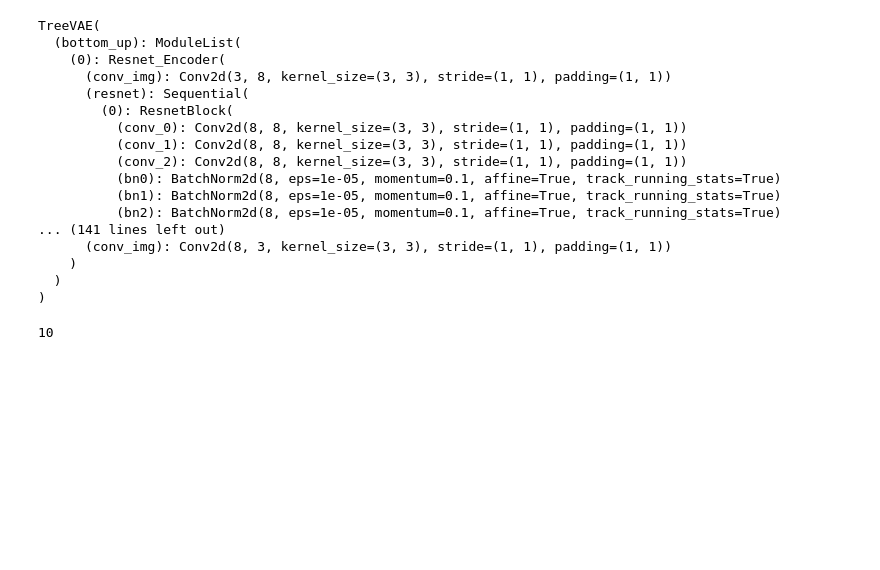
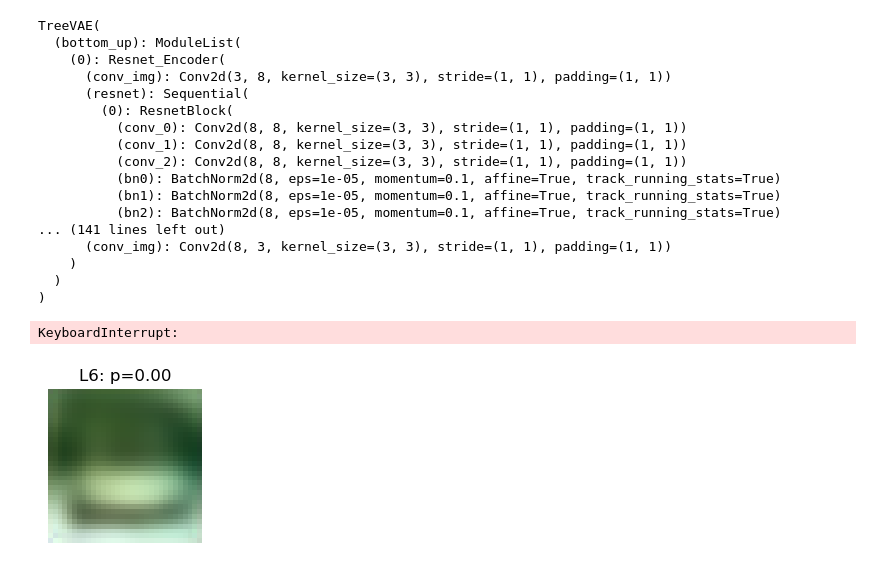
Before and after one commit to JoGo175/TreeDiffusion, a Jupyter notebook: notebooks/vae_generations.ipynb, the cells around one changed output. Saved outputs shown, nothing was run; the diff lists cells and outputs as text; code cells hidden in the pictures; blank space fills up the shorter version.

```diff
--- a/notebooks/vae_generations.ipynb
+++ b/notebooks/vae_generations.ipynb
@@ -88,45 +94,44 @@ TreeVAE(
     )
   )
 )
-# %%
-len(nodes)
-# %% [output]
-10
 # %%
 # get test set reconstructions
 
 # setup dirs
-vae_save_path = '../results_all_leaves/cifar10/vae'
+vae_save_path = f"../results_all_leaves/{dataset}/seed_1/vae"
 img_save_path = os.path.join(vae_save_path, "recons_all_leaves")
 
 
 # loop over gen_test
 for j, (x, y) in enumerate(gen_test):
     x = x.to(device)
     y = y.to(device)
 
     with torch.no_grad():
         res = model.compute_reconstruction(x)
         recons = res[0]
         nodes = res[1]
 
         num_leaves = len(nodes)
 
         # loop over each class and save every TreeVAE reconstruction of this class separately
         for c in range(num_leaves):
             # Setup a dir for each class
             class_save_pass = os.path.join(img_save_path, f"img_cluster_{c}")
             os.makedirs(class_save_pass, exist_ok=True)
             # save every image of this class separately
             for i in range(x.shape[0]):
-                prob = nodes[c]['prob'][i].cpu().numpy()
+                prob = nodes[c]['prob'][i].cpu()
                 fig, axs = plt.subplots(1, 1, figsize=(2, 2))
                 axs.imshow(display_image(recons[c][i]), cmap=plt.get_cmap('gray'))
                 axs.set_title(f"L{c}: " + f"p=%.2f" % torch.round(prob, decimals=2))
                 axs.axis('off')
                 # save image
                 plt.savefig(os.path.join(class_save_pass, f"output__{0}_{j}_{i}_{prob}.png"))
                 plt.close()
+# %% [output]
+KeyboardInterrupt:
+[figure, added]
 # %%
 # get new generations
 
```
Also changed, not shown: parts of 3 cells of this notebook.
